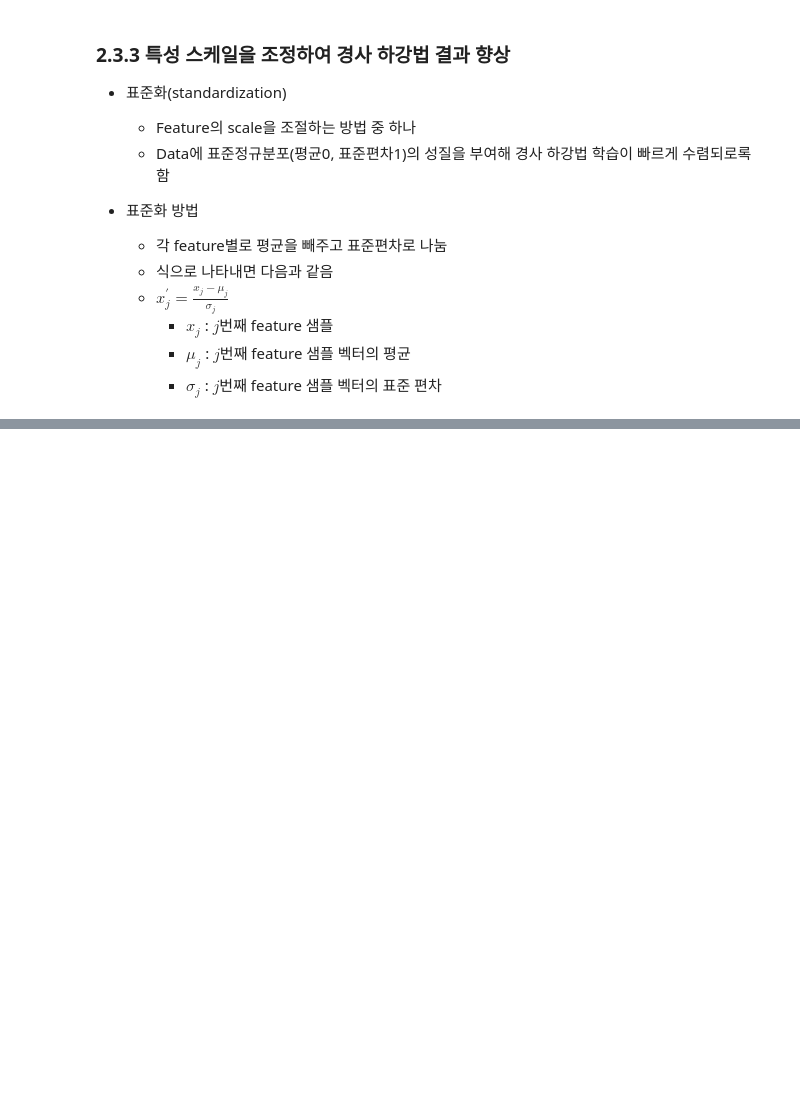
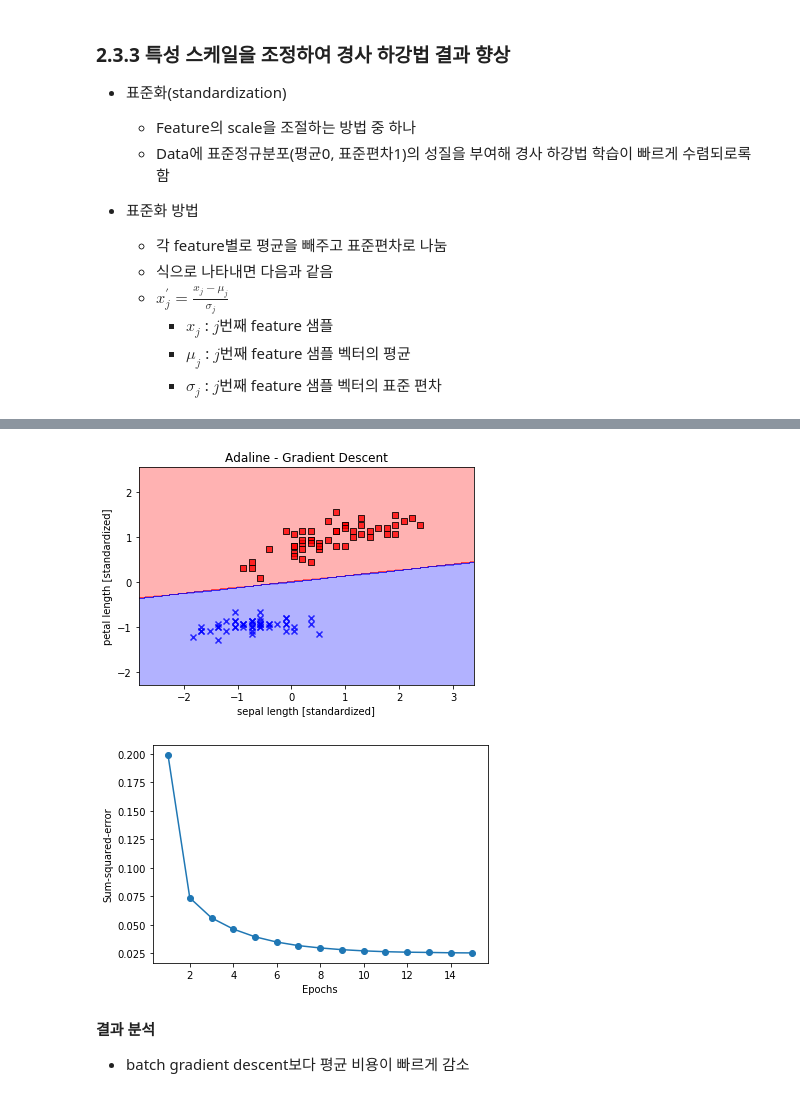
Before and after one commit to DSC-KMOU/DeepLearningTeam, a Jupyter notebook: Study/PythonMachineLearning/이영석/ch2/2_3_adaptive_linear_neuron_and_the_convergence_of_learning.ipynb, the cells around one changed output, grey strips where cells are left out. Cells and saved outputs as stored; diff of their text form; code cells hidden in the pictures; blank space fills up the shorter version.

```diff
--- a/Study/PythonMachineLearning/이영석/ch2/2_3_adaptive_linear_neuron_and_the_convergence_of_learning.ipynb
+++ b/Study/PythonMachineLearning/이영석/ch2/2_3_adaptive_linear_neuron_and_the_convergence_of_learning.ipynb
@@ -179,0 +344,20 @@ plt.show()
+# %%
+ada_sgd = AdalineSGD(epochs=15, eta=0.01)
+ada_sgd.fit(X_std, y)
+
+plot_decision_regions(X_std, y, classifier=ada_sgd)
+plt.title('Adaline - Gradient Descent')
+plt.xlabel('sepal length [standardized]')
+plt.ylabel('petal length [standardized]')
+plt.show()
+
+plt.plot(range(1, len(ada_sgd.cost_)+1), ada_sgd.cost_, marker='o')
+plt.xlabel("Epochs")
+plt.ylabel("Sum-squared-error")
+plt.show()
+# %% [output]
+[figure, added]
+[figure, added]
+# %% [markdown]
+**결과 분석**
+- batch gradient descent보다 평균 비용이 빠르게 감소
```
Also changed, not shown: parts of 6 cells of this notebook.
